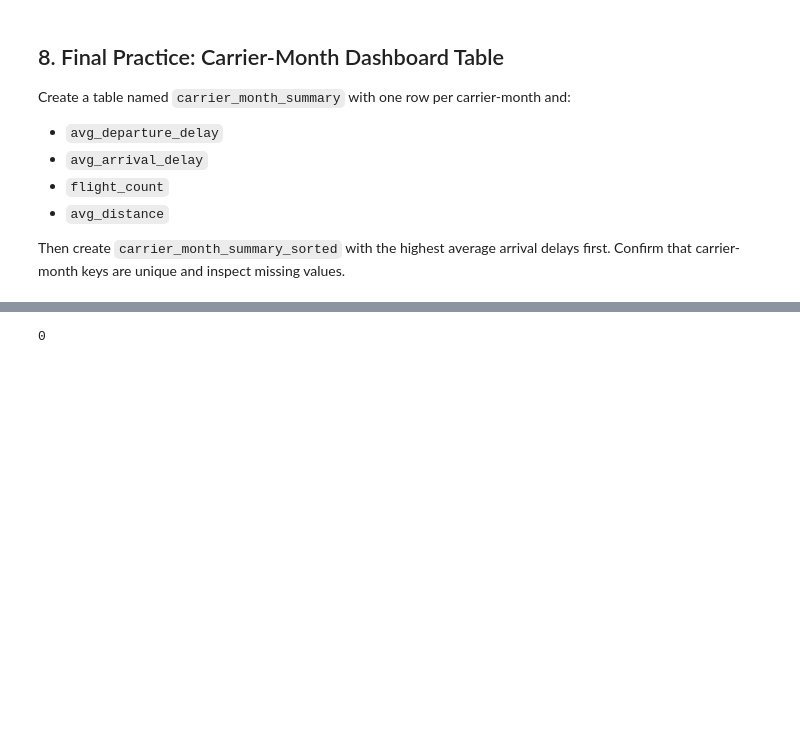
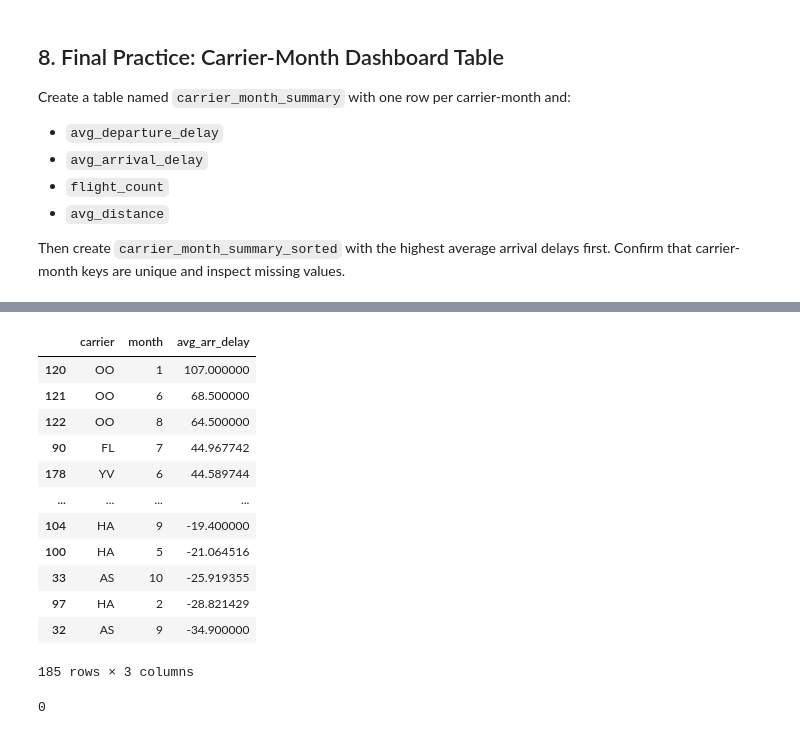
Before and after one commit to JonathanStachowiak/ban6003-week-07-08aggregation-integration-template-JonathanStachowiak, a Jupyter notebook: notebooks/module7_aggregation_reshaping_guided_lab.ipynb, the cells around one changed output, grey strips where cells are left out. Saved outputs shown, nothing was run; the diff lists cells and outputs as text; code cells hidden in the pictures; blank space fills up the shorter version.

```diff
--- a/notebooks/module7_aggregation_reshaping_guided_lab.ipynb
+++ b/notebooks/module7_aggregation_reshaping_guided_lab.ipynb
@@ -677,7 +697,23 @@ carrier_month_summary = flights.groupby(["carrier", "month"]).agg(
 # %%
 # Final Practice Step 2
 # Create carrier_month_summary_sorted with highest average arrival delay first.
 carrier_month_summary_sorted = carrier_month_summary.sort_values("avg_arr_delay", ascending=False)
+
+carrier_month_summary_sorted
+# %% [output]
+|  | carrier | month | avg_arr_delay |
+| 120 | OO | 1 | 107.000000 |
+| 121 | OO | 6 | 68.500000 |
+| 122 | OO | 8 | 64.500000 |
+| 90 | FL | 7 | 44.967742 |
+| 178 | YV | 6 | 44.589744 |
+| ... | ... | ... | ... |
+| 104 | HA | 9 | -19.400000 |
+| 100 | HA | 5 | -21.064516 |
+| 33 | AS | 10 | -25.919355 |
+| 97 | HA | 2 | -28.821429 |
+| 32 | AS | 9 | -34.900000 |
+185 rows × 3 columns
 # %%
 # Final Practice Step 3
 # Check for duplicate carrier-month keys. The expected result is 0.
```
Also changed, not shown: parts of 8 cells of this notebook.
